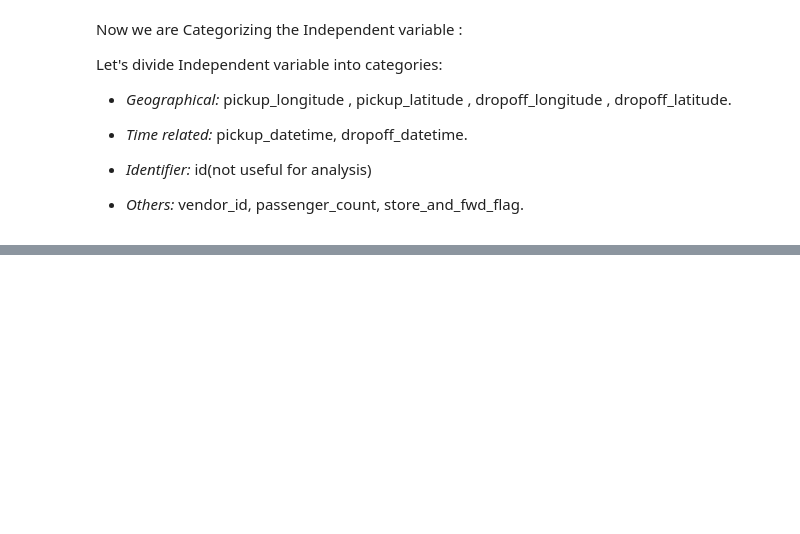
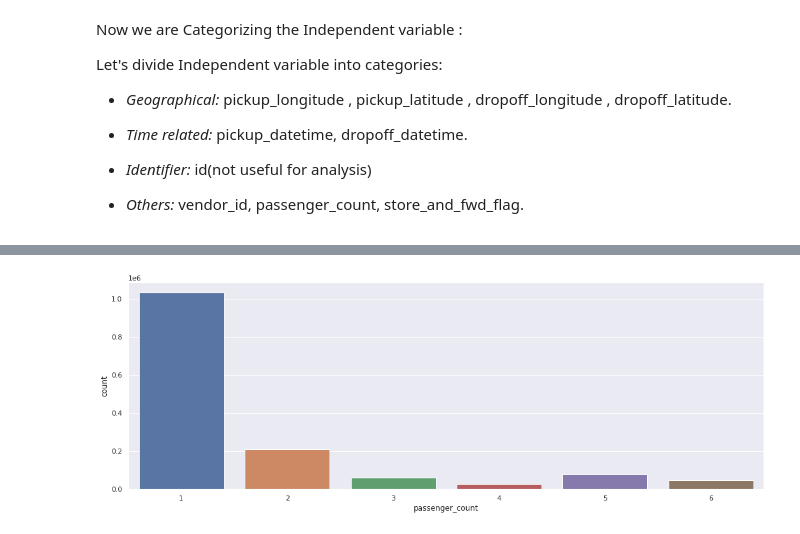
Before and after one commit to KrushnaChaure/NYC-Taxi-Trip-Time-Prediction, a Jupyter notebook: Krushna_Chaure_NYC_Taxi_Trip_Time_Prediction_Capstone_Project.ipynb, the cells around one changed output, grey strips where cells are left out. Saved outputs shown, nothing was run; the diff lists cells and outputs as text; code cells hidden in the pictures; blank space fills up the shorter version.

```diff
--- a/Krushna_Chaure_NYC_Taxi_Trip_Time_Prediction_Capstone_Project.ipynb
+++ b/Krushna_Chaure_NYC_Taxi_Trip_Time_Prediction_Capstone_Project.ipynb
@@ -225,0 +374,4 @@ Let's divide Independent variable into categories:
+# %%
+# Remove the outlier where passenger count greater than 6 removed
+dataset = dataset[dataset.passenger_count <= 6]
+dataset['passenger_count'].value_counts()
@@ -225,0 +387,9 @@ Let's divide Independent variable into categories:
+# %%
+# Replace 0 passenger with 1
+dataset['passenger_count'] = dataset.passenger_count.apply(lambda x: 1 if x == 0 else x)
+# %%
+plt.figure(figsize = (18,6))
+sns.countplot(dataset.passenger_count)
+plt.show()
+# %% [output]
+[figure, added]
```
Also changed, not shown: parts of 39 cells of this notebook.
